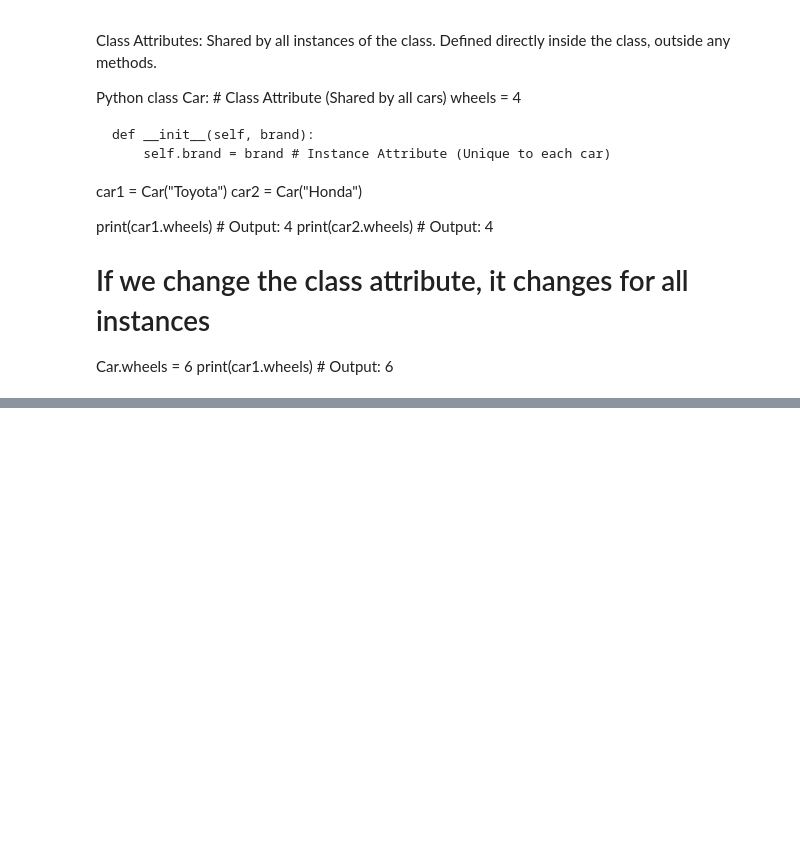
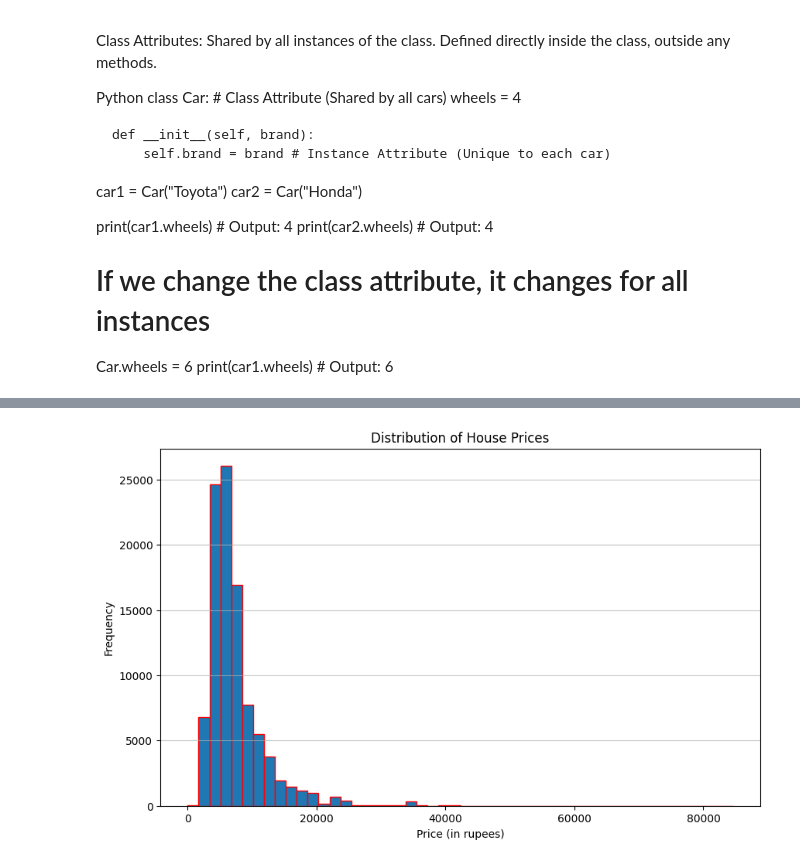
Before and after one commit to anshurishabh/DSAI-practice, a Jupyter notebook: Module_1_Pyhton_Programming_for_DS.ipynb, the cells around one changed output, grey strips where cells are left out. Drawn from its saved outputs; the diff is of its cells as text; code cells hidden in the pictures; blank space fills up the shorter version.

```diff
--- a/Module_1_Pyhton_Programming_for_DS.ipynb
+++ b/Module_1_Pyhton_Programming_for_DS.ipynb
@@ -1932,0 +2055,12 @@ print(car1.wheels)  # Output: 6
+# %%
+import matplotlib.pyplot as plt
+
+plt.figure(figsize=(10, 6))
+plt.hist(df["Price (in rupees)"], bins=50, edgecolor='red')
+plt.title('Distribution of House Prices')
+plt.xlabel('Price (in rupees)')
+plt.ylabel('Frequency')
+plt.grid(axis='y', alpha=0.75)
+plt.show()
+# %% [output]
+[figure, added]
```
Also changed, not shown: parts of 6 cells of this notebook.
